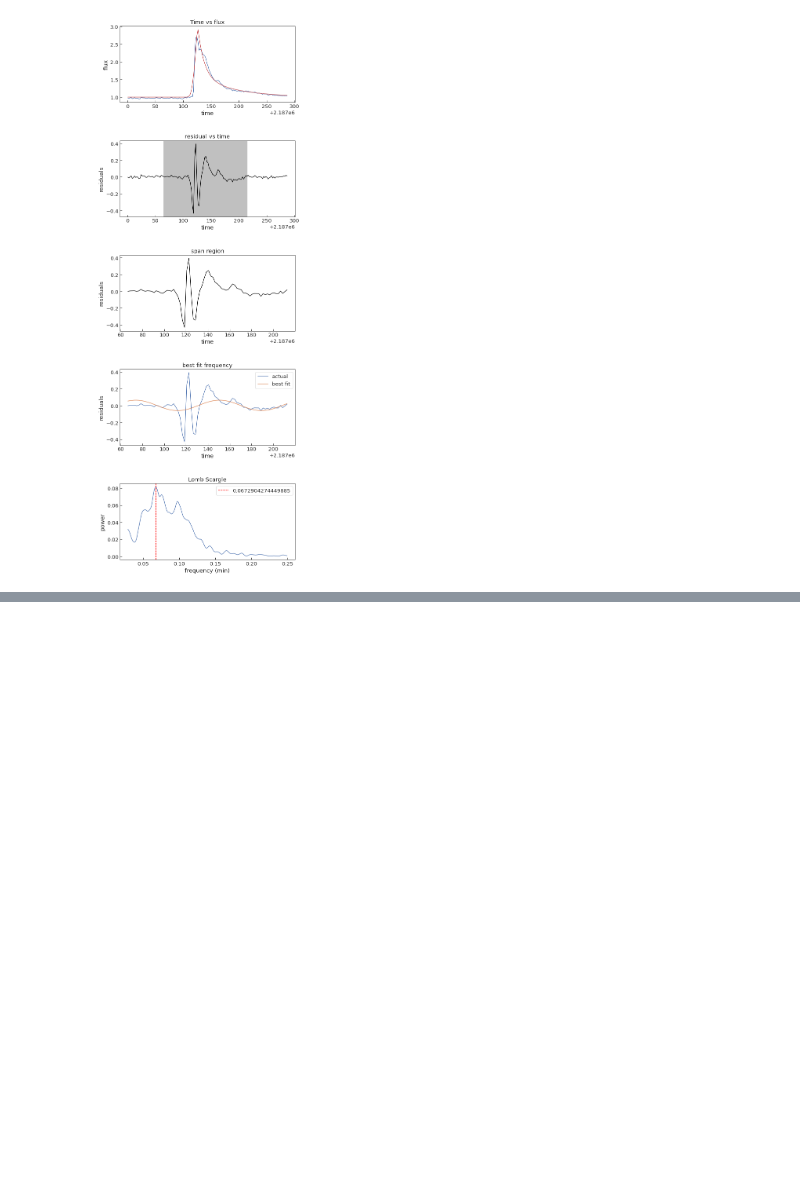
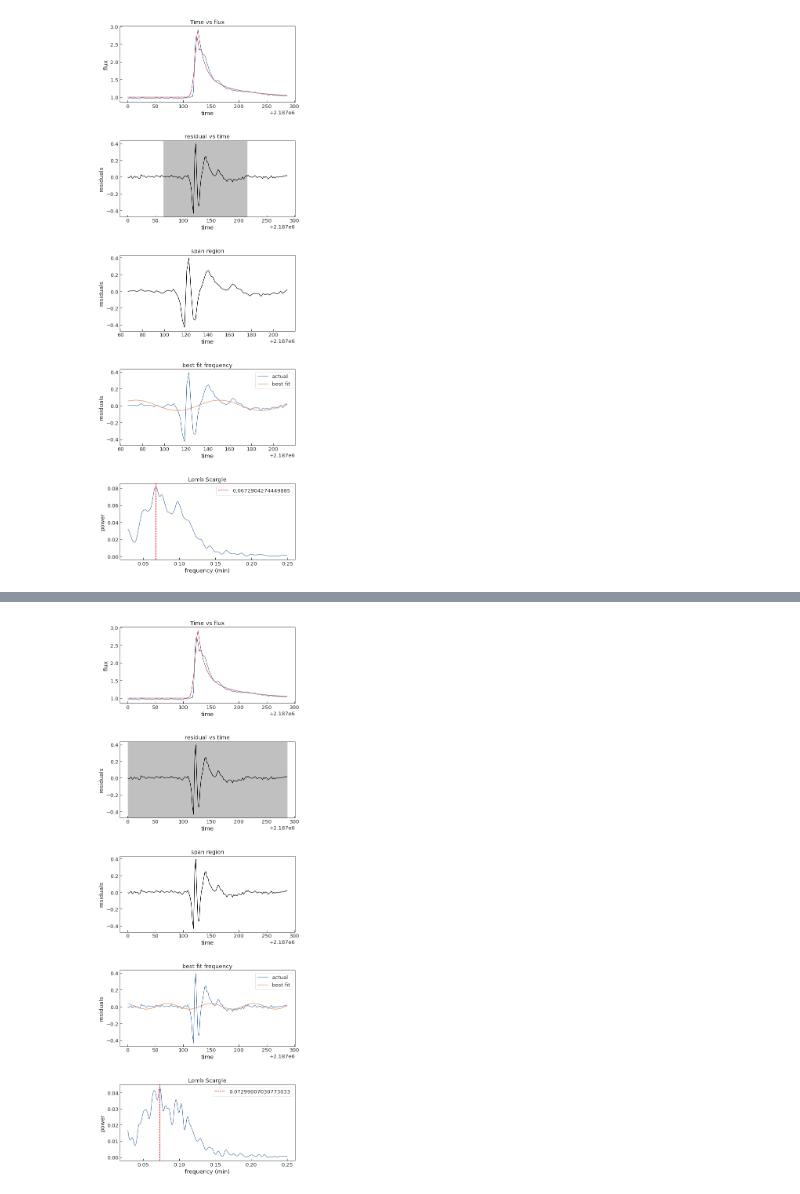
Before and after one commit to Prachi-Rahate/Flare_Leaps, a Jupyter notebook: TIC_1403938/TIC_1403938_ns_25_july/TIC_1403938_ns_1flare/TIC_1403938_ns_final.ipynb, the cells around one changed output, grey strips where cells are left out. Drawn from its saved outputs; the diff is of its cells as text; code cells hidden in the pictures; blank space fills up the shorter version.

```diff
--- a/TIC_1403938/TIC_1403938_ns_25_july/TIC_1403938_ns_1flare/TIC_1403938_ns_final.ipynb
+++ b/TIC_1403938/TIC_1403938_ns_25_july/TIC_1403938_ns_1flare/TIC_1403938_ns_final.ipynb
@@ -431,0 +436,86 @@ Both the ways gives time period for the peak  in the Lomb-Scargle gives (14.86 -
+# %%
+time = file["time"]
+
+#time conversion to minutes
+from astropy import units as u
+time_in_days = (1/100)*u.day
+time_in_days.to(u.min)
+time_days = time*u.day
+time_min = time_days.to(u.min).value
+
+
+flux = file["flux"]
+residuals = file ["residuals"]
+model = file["model"]
+
+#fot thr flare part
+t_start = time_min[0] #max_time_min - 60 #start at -1hr from max point
+t_end = time_min[-1] #max_time_min + 90   #end at +3 hr from max point
+
+#plots side by side
+fig,(ax1,ax2,ax3,ax4,ax5) = plt.subplots(5,1, figsize = (8,25))
+
+#1) time vs flux
+ax1.title.set_text("Time vs flux")
+ax1.plot(time_min, flux, 'b-')
+ax1.plot(time_min,model, "r")
+#ax1.axvspan(t_start,t_end, color = 'silver')
+ax1.set_xlabel("time")
+ax1.set_ylabel("flux")
+
+#2) plot of time vs residuals with span
+ax2.axvspan(t_start,t_end, color = 'silver')
+#ind = np.where((time_min >= t_start) & (time_min <= t_end))
+ax2.title.set_text("residual vs time")
+ax2.plot(time_min, residuals, 'black')
+ax2.set_xlabel("time")
+ax2.set_ylabel("residuals")
+
+#3) plot of span region
+ind = np.where((time_min >= t_start) & (time_min <= t_end))
+time_2 = time_min[ind]
+residuals_2 = residuals[ind]
+ax3.title.set_text("span region")
+ax3.plot(time_2,residuals_2, 'black')
+ax3.set_xlabel("time")
+ax3.set_ylabel("residuals")
+
+#4) Best frequency
+frequency, power = LombScargle(time_2, residuals_2).autopower(nyquist_factor = 1)
+best_frequency = frequency[np.argmax(power)]
+t_fit = time_2
+ls = LombScargle(time_2, residuals_2)
+y_fit = ls.model(t_fit, best_frequency)
+ax4.plot(time_2,residuals_2, label = "actual")
+ax4.plot(t_fit, y_fit, label = "best fit")
+ax4.title.set_text("best fit frequency")
+ax4.set_xlabel("time")
+ax4.set_ylabel("residuals")
+ax4.legend()
+
+#5) lomb scargle applied
+min_period = 4  #for having in minutes
+#min_period =(4/60/24.)in days; 4 min converted into days; determined by Nyquist frequency because of TESS 2 min cadence
+
+max_period = 2 * 0.012 *1440 #for converting into min multiplied by 1440
+#max_period = 2 * FWHM #in days; twice the FWHM of the flare to automatise it (edited)
+
+#And then you just convert it and feed it into autopower
+minimum_frequency=1./max_period
+maximum_frequency=1./min_period
+frequency, power = LombScargle(time_2, residuals_2).autopower(minimum_frequency=minimum_frequency, maximum_frequency=maximum_frequency)
+#frequency, power = LombScargle(time_2, residuals_2).autopower(nyquist_factor = 1)#(maximum_frequency=100)
+ax5.plot(frequency,np.abs(power))
+ax5.title.set_text("Lomb Scargle")
+ax5.set_xlabel("frequency (min)")
+ax5.set_ylabel("power")
+
+# marking lines on lomb scargle plot
+max_power = max(power)  # Find the maximum y value
+max_freq = frequency[power.argmax()] #Find the x value corresponding to the max y value
+plt.axvline(x=max_freq, color = "red", linestyle = "--", label = max_freq)
+plt.legend()
+
+plt.subplots_adjust(hspace=0.5)
+# %% [output]
+[figure, added]
```
Also changed, not shown: parts of 13 cells of this notebook.
